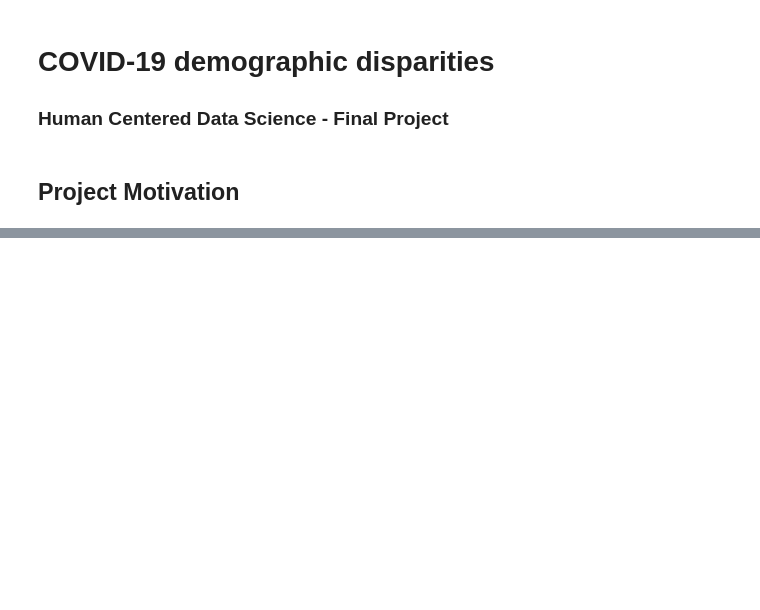
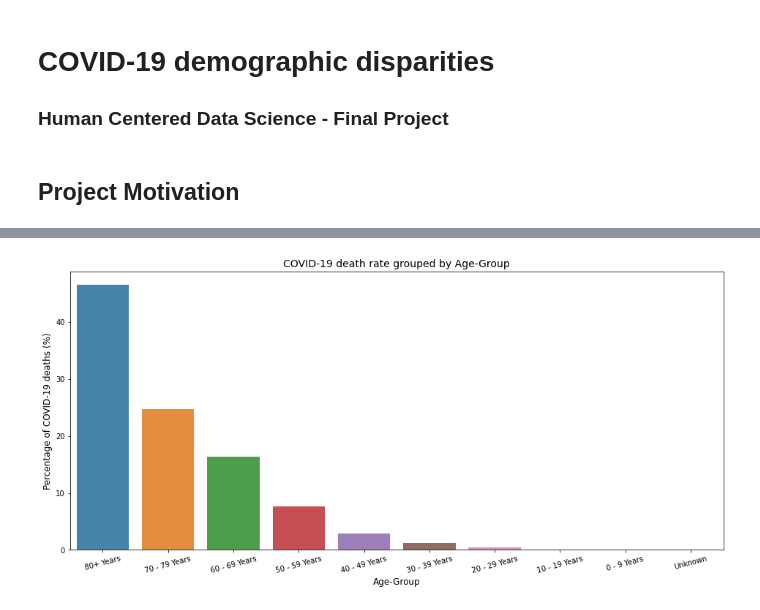
Before and after one commit to amolduw/data-512-final, a Jupyter notebook: data-512-final/hcds-project.ipynb, the cells around one changed output, grey strips where cells are left out. Drawn from its saved outputs; the diff is of its cells as text; code cells hidden in the pictures; blank space fills up the shorter version.

```diff
--- a/data-512-final/hcds-project.ipynb
+++ b/data-512-final/hcds-project.ipynb
@@ -45,0 +108,14 @@ For this COVID-19 demographic disparities analysis, given large quantitative dat
+# %%
+dfdeath = dfSurv[dfSurv.death_yn=='Yes']
+deaths_by_age_group  = dfdeath['age_group'].value_counts(normalize=True)
+plt.figure(figsize=(16,7))
+sns.barplot(deaths_by_age_group.index, deaths_by_age_group.values*100,
+            order=deaths_by_age_group.index, alpha=0.9)
+plt.xticks(rotation=15)
+plt.title('COVID-19 death rate grouped by Age-Group', fontsize=14)
+plt.ylabel('Percentage of COVID-19 deaths (%)', fontsize=12)
+plt.xlabel('Age-Group', fontsize=12)
+plt.savefig('plots/COVID-19 death rate grouped by Age-Group.png')
+plt.show()
+# %% [output]
+[figure, added]
```
Also changed, not shown: parts of 38 cells of this notebook, 8 other files.
